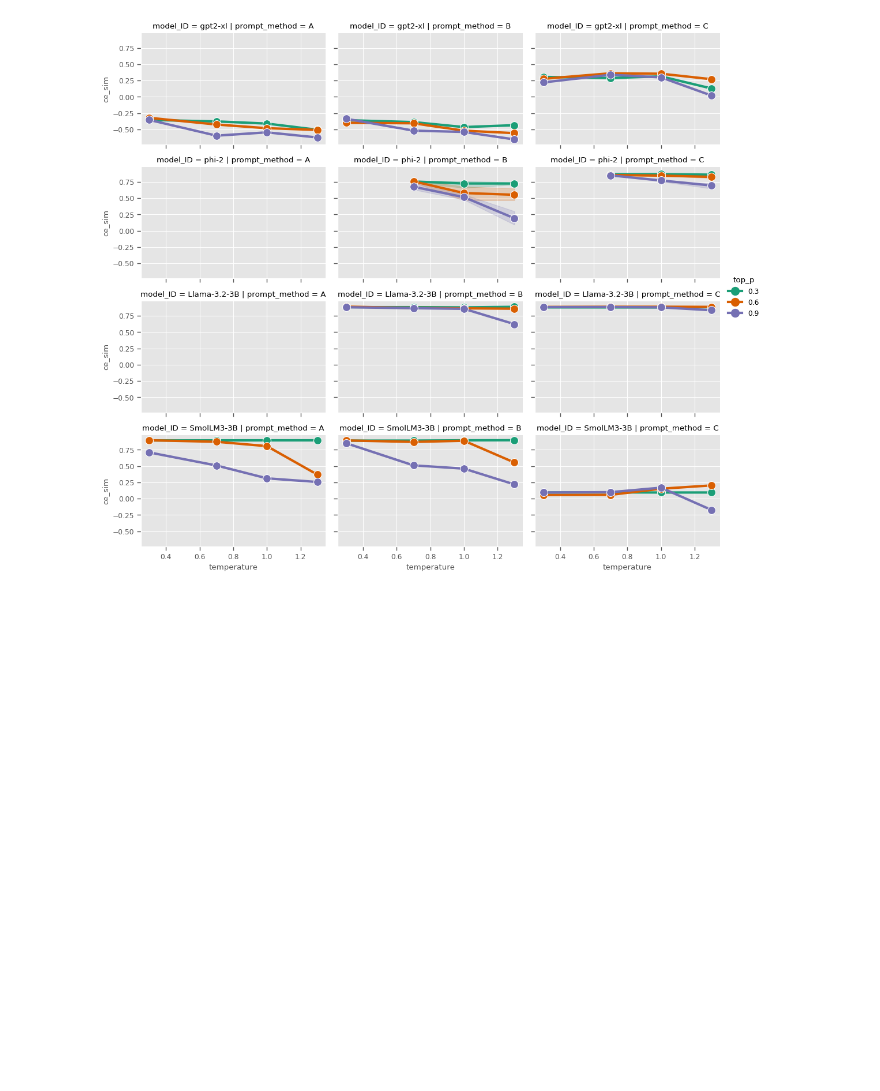
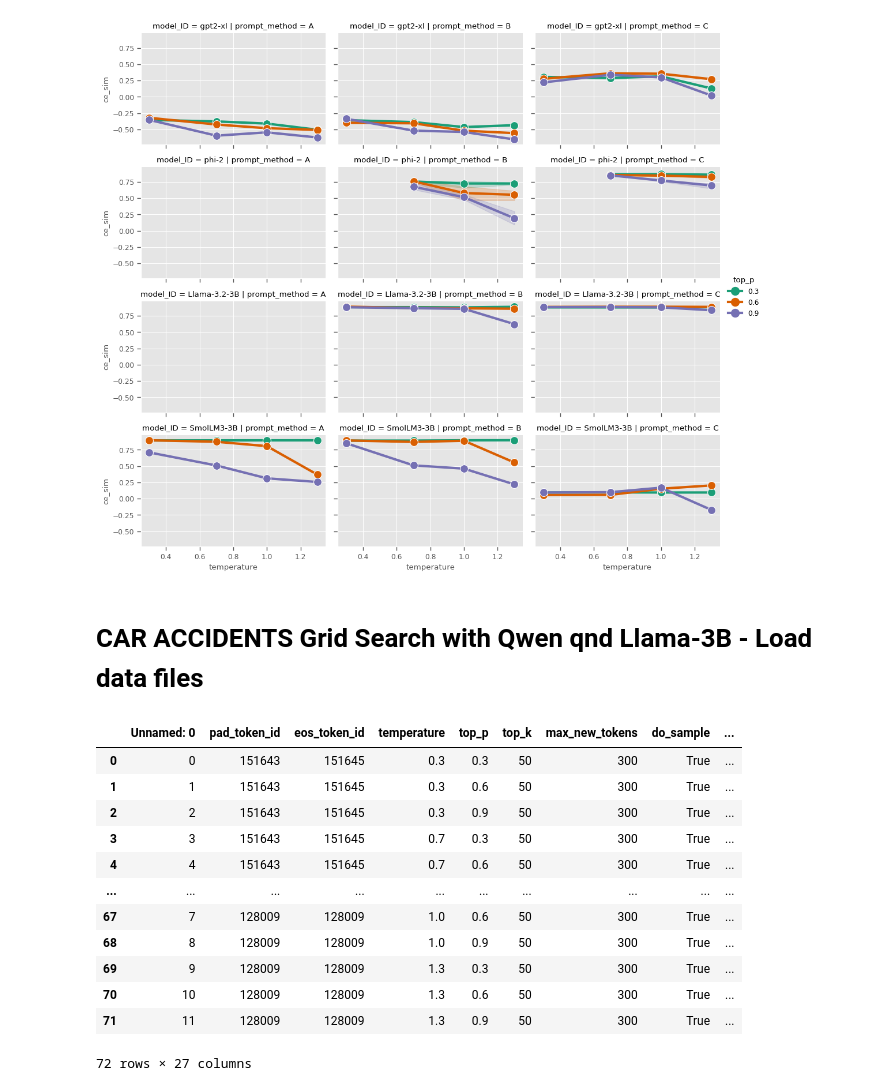
Before and after one commit to zBotta/reportingAgent, a Jupyter notebook: PoC/PoC_05_Model grid search analysis.ipynb, the cells around one changed output. Drawn from its saved outputs; the diff is of its cells as text; code cells hidden in the pictures; blank space fills up the shorter version.

```diff
--- a/PoC/PoC_05_Model grid search analysis.ipynb
+++ b/PoC/PoC_05_Model grid search analysis.ipynb
@@ -32,14 +32,14 @@ import seaborn as sns
 # %%
 # list grid search summary files. FROM SMALLEST TO LARGEST MODEL!
 list_summary_files = [
-    '/content/drive/MyDrive/DSTI_DL Project/05-PROD/results/SmolLM2-135M-Instruct/an-mean-HuggingFaceTB-SmolLM2-135M-Instruct-19-082025_16-19-07.xlsx',
-    '/content/drive/MyDrive/DSTI_DL Project/05-PROD/results/SmolLM2-360M-Instruct/an-mean-HuggingFaceTB-SmolLM2-360M-Instruct-19-082025_16-19-13.xlsx',
-    '/content/drive/MyDrive/DSTI_DL Project/05-PROD/results/Qwen2.5-0.5B/an-mean-Qwen-Qwen2.5-0.5B-Instruct-19-082025_17-59-44.xlsx',
-    '/content/drive/MyDrive/DSTI_DL Project/05-PROD/results/Llama-3.2-1B-Instruct/an-mean-meta-llama-Llama-3.2-1B-Instruct-17-082025_06-51-03.xlsx',
-    '/content/drive/MyDrive/DSTI_DL Project/05-PROD/results/gpt2-xl/an-mean-openai-community-gpt2-xl-17-082025_21-34-31.xlsx',
-    '/content/drive/MyDrive/DSTI_DL Project/05-PROD/results/phi-2/an-mean-tb-microsoft-phi-2-16-082025 02-50-43.xlsx',
-    '/content/drive/MyDrive/DSTI_DL Project/05-PROD/results/Llama-3.2-3B-Instruct/an-mean-meta-llama-Llama-3.2-3B-Instruct-17-082025_11-58-08.xlsx',
-    '/content/drive/MyDrive/DSTI_DL Project/05-PROD/results/Smol3B - tb and analysis/an-mean-HuggingFaceTB-SmolLM3-3B-17-082025_12-43-12.xlsx']
+    '/content/drive/MyDrive/DSTI_DL Project/05-PROD/results/Pharma/SmolLM2-135M-Instruct/an-mean-HuggingFaceTB-SmolLM2-135M-Instruct-19-082025_16-19-07.xlsx',
+    '/content/drive/MyDrive/DSTI_DL Project/05-PROD/results/Pharma/SmolLM2-360M-Instruct/an-mean-HuggingFaceTB-SmolLM2-360M-Instruct-19-082025_16-19-13.xlsx',
+    '/content/drive/MyDrive/DSTI_DL Project/05-PROD/results/Pharma/Qwen2.5-0.5B/an-mean-Qwen-Qwen2.5-0.5B-Instruct-19-082025_17-59-44.xlsx',
+    '/content/drive/MyDrive/DSTI_DL Project/05-PROD/results/Pharma/Llama-3.2-1B-Instruct/an-mean-meta-llama-Llama-3.2-1B-Instruct-17-082025_06-51-03.xlsx',
+    '/content/drive/MyDrive/DSTI_DL Project/05-PROD/results/Pharma/gpt2-xl/an-mean-openai-community-gpt2-xl-17-082025_21-34-31.xlsx',
+    '/content/drive/MyDrive/DSTI_DL Project/05-PROD/results/Pharma/phi-2/an-mean-tb-microsoft-phi-2-16-082025 02-50-43.xlsx',
+    '/content/drive/MyDrive/DSTI_DL Project/05-PROD/results/Pharma/Llama-3.2-3B-Instruct/an-mean-meta-llama-Llama-3.2-3B-Instruct-17-082025_11-58-08.xlsx',
+    '/content/drive/MyDrive/DSTI_DL Project/05-PROD/results/Pharma/SmolLM3-3B - tb and analysis/an-mean-HuggingFaceTB-SmolLM3-3B-17-082025_12-43-12.xlsx']
 # %%
 all_data = pd.DataFrame()
 
@@ -125,3 +127,45 @@ sns.relplot(data=all_data[all_data['model_ID'].isin(list_selected_models)],
 plt.show()
 # %% [output]
 [figure]
+# %% [markdown]
+# CAR ACCIDENTS Grid Search with Qwen qnd Llama-3B - Load data files
+# %%
+# list grid search summary files. FROM SMALLEST TO LARGEST MODEL!
+list_summary_files = [
+    '/content/drive/MyDrive/DSTI_DL Project/05-PROD/results/TrafficAccidents/Qwen2.5-0.5B (grid search)/an-mean-Qwen-Qwen2.5-0.5B-Instruct-27-082025_06-23-32_997704.xlsx',
+    '/content/drive/MyDrive/DSTI_DL Project/05-PROD/results/TrafficAccidents/Llama-3.2-3B (grid search)/an-mean-meta-llama-Llama-3.2-3B-Instruct-27-082025_18-54-50_333391.xlsx']
+# %%
+all_data = pd.DataFrame()
+
+for file_path in list_summary_files:
+    excel_file = pd.ExcelFile(file_path)
+    for sheet_name in excel_file.sheet_names:
+        df = excel_file.parse(sheet_name)
+        df['source_file'] = file_path
+        df['source_sheet'] = sheet_name
+        all_data = pd.concat([all_data, df], ignore_index=True)
+
+# Create 'model_ID' based on 'source_file'
+# models in increasing order of number of parameters
+model_names = ['Qwen2.5-0.5B',
+               'Llama-3.2-3B']
+all_data['model_ID'] = all_data['source_file'].apply(lambda x: next((name for name in model_names if name in x), None))
+
+# Create 'prompt_method' based on 'source_sheet'
+all_data['prompt_method'] = all_data['source_sheet'].str.extract(r'([ABCD])')
+
+display(all_data)
+# %% [output]
+|  | Unnamed: 0 | pad_token_id | eos_token_id | temperature | top_p | top_k | max_new_tokens | do_sample | ... |
+| 0 | 0 | 151643 | 151645 | 0.3 | 0.3 | 50 | 300 | True | ... |
+| 1 | 1 | 151643 | 151645 | 0.3 | 0.6 | 50 | 300 | True | ... |
+| 2 | 2 | 151643 | 151645 | 0.3 | 0.9 | 50 | 300 | True | ... |
+| 3 | 3 | 151643 | 151645 | 0.7 | 0.3 | 50 | 300 | True | ... |
+| 4 | 4 | 151643 | 151645 | 0.7 | 0.6 | 50 | 300 | True | ... |
+| ... | ... | ... | ... | ... | ... | ... | ... | ... | ... |
+| 67 | 7 | 128009 | 128009 | 1.0 | 0.6 | 50 | 300 | True | ... |
+| 68 | 8 | 128009 | 128009 | 1.0 | 0.9 | 50 | 300 | True | ... |
+| 69 | 9 | 128009 | 128009 | 1.3 | 0.3 | 50 | 300 | True | ... |
+| 70 | 10 | 128009 | 128009 | 1.3 | 0.6 | 50 | 300 | True | ... |
+| 71 | 11 | 128009 | 128009 | 1.3 | 0.9 | 50 | 300 | True | ... |
+72 rows × 27 columns
```
Also changed, not shown: parts of 7 cells of this notebook, 2 other files.
